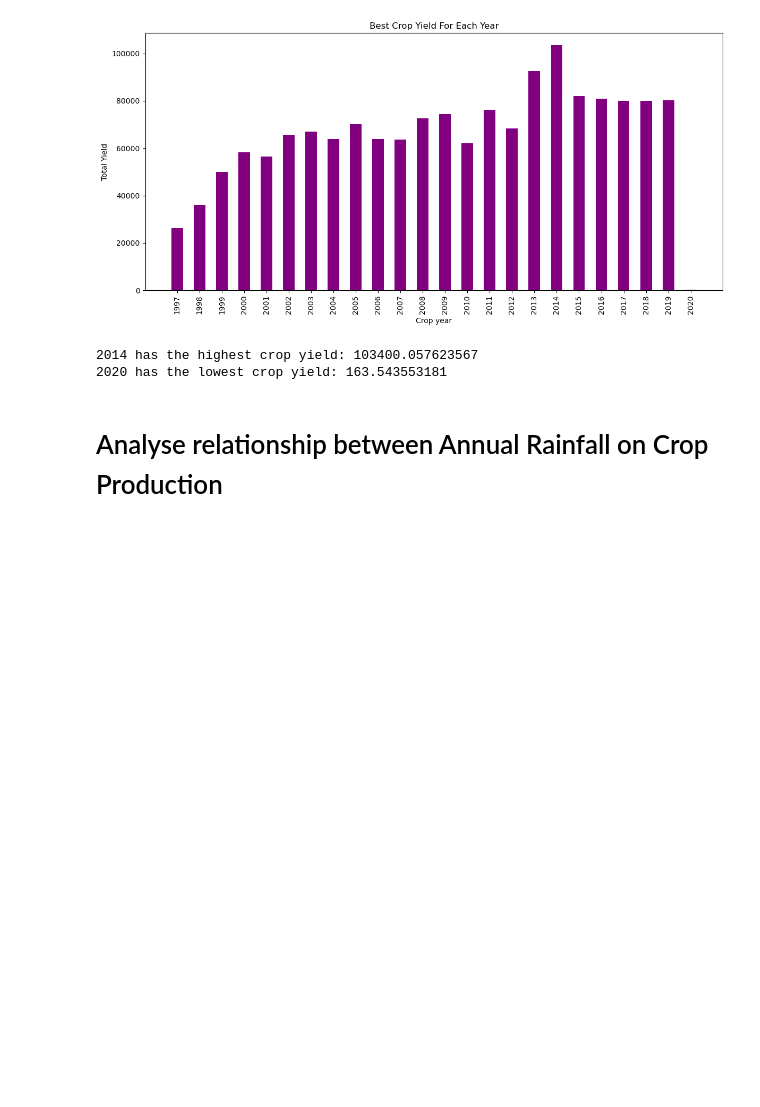
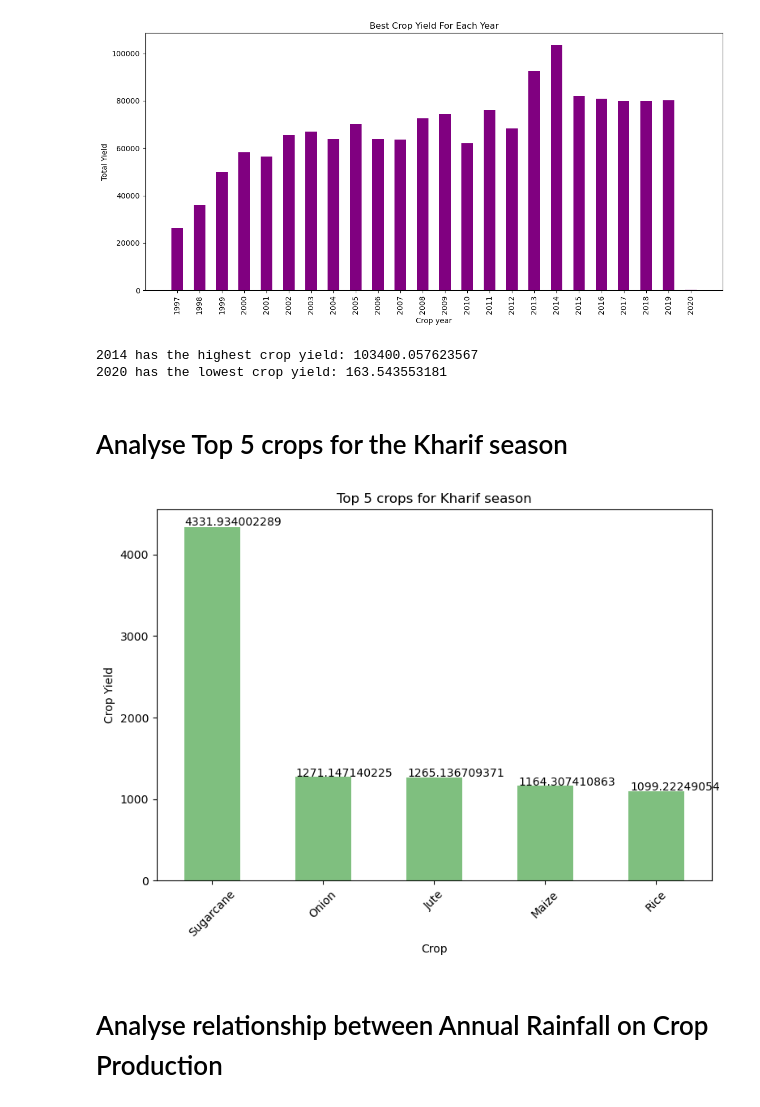
Before and after one commit to falconpunch082/da_bc-proj1, a Jupyter notebook: india_crop_yield.ipynb, the cells around one changed output. Cells and saved outputs as stored; diff of their text form; code cells hidden in the pictures; blank space fills up the shorter version.

```diff
--- a/india_crop_yield.ipynb
+++ b/india_crop_yield.ipynb
@@ -179,6 +179,27 @@ Coconut is the best crop with the highest crop yield from 1997 to 2020
 [figure]
 2014 has the highest crop yield: 103400.057623567
 2020 has the lowest crop yield: 163.543553181
+# %% [markdown]
+# Analyse Top 5 crops for the Kharif season
+# %%
+#Top 5 Crop produced for Kharif season
+kharif_crop_yield_df = crop_yield_df[crop_yield_df["Season"].str.strip()=="Kharif"]
+top_crop_yield_df= kharif_crop_yield_df.groupby("Crop")["Yield"].sum().sort_values(ascending=False)
+top5=top_crop_yield_df.head(5)
+br= top5.plot(kind="bar", figsize=(8,6),title="Top 5 crops for Kharif season",color='g', alpha=0.5, align="center")
+plt.xticks(rotation=45)
+plt.ylabel("Crop Yield")
+
+# annotate each bar with the value
+for b in br.patches:
+    # add the label to the bar
+    br.annotate(str(b.get_height()), (b.get_x() * 1.005, b.get_height() * 1.005))
+
+plt.tight_layout()
+plt.savefig("output/kharif_top5_crop_yield.png")
+plt.show()
+# %% [output]
+[figure, added]
 # %% [markdown]
 # Analyse relationship between Annual Rainfall on Crop Production
 # %%
```
Also changed, not shown: parts of 8 cells of this notebook, 1 other file.
